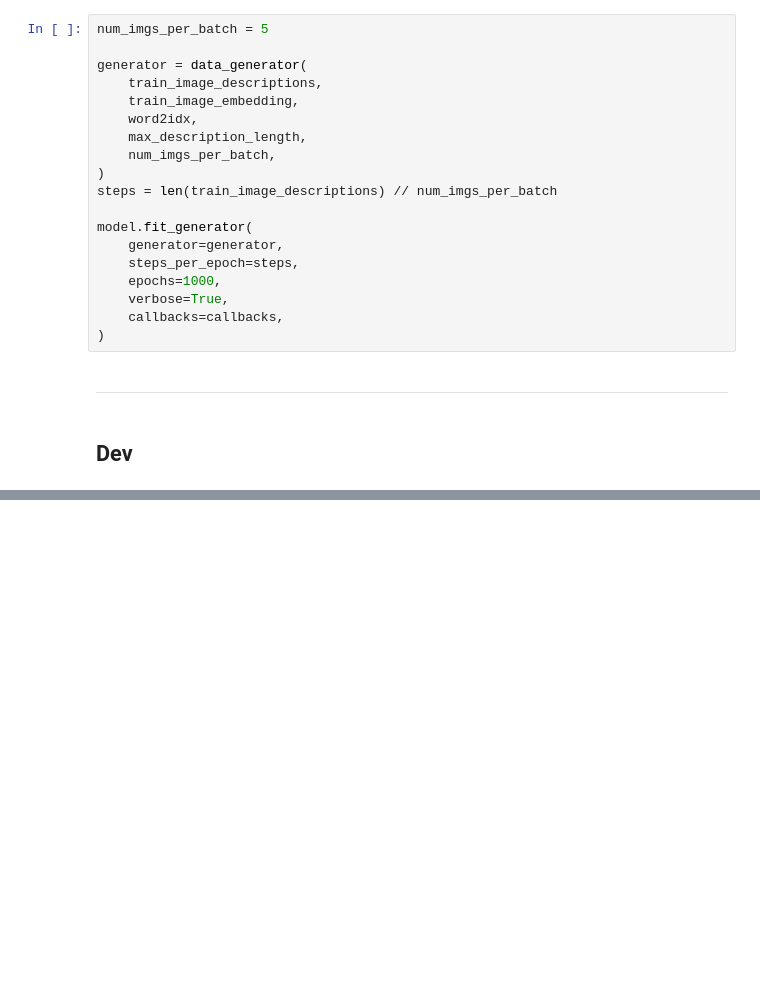
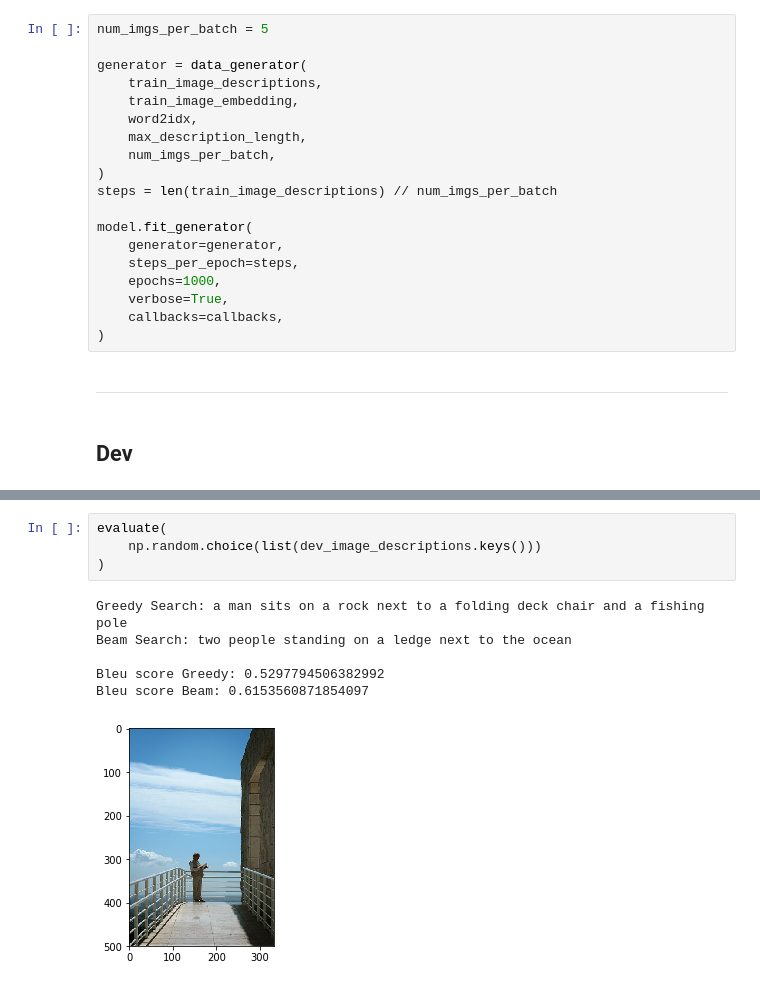
Before and after one commit to VIVelev/Image-Captioning, a Jupyter notebook: src/One-layer LSTM Decoder.ipynb, the cells around one changed output, grey strips where cells are left out. Cells and saved outputs as stored; diff of their text form; blank space fills up the shorter version.

```diff
--- a/src/One-layer LSTM Decoder.ipynb
+++ b/src/One-layer LSTM Decoder.ipynb
@@ -790,0 +813,11 @@ Bleu score Beam: 0.257959547995782
+# %%
+evaluate(
+    np.random.choice(list(dev_image_descriptions.keys()))
+)
+# %% [output]
+Greedy Search: a man sits on a rock next to a folding deck chair and a fishing pole
+Beam Search: two people standing on a ledge next to the ocean
+
+Bleu score Greedy: 0.5297794506382992
+Bleu score Beam: 0.6153560871854097
+[figure, added]
```
Also changed, not shown: parts of 10 cells of this notebook.
